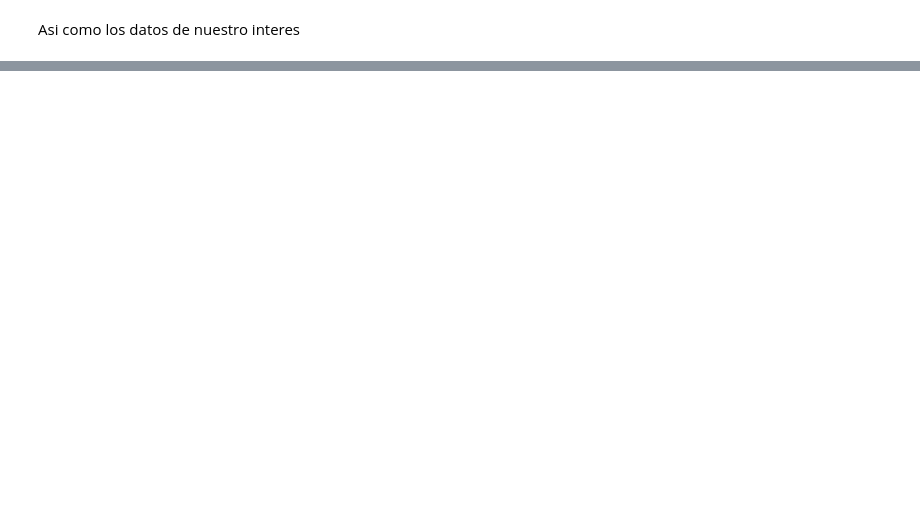
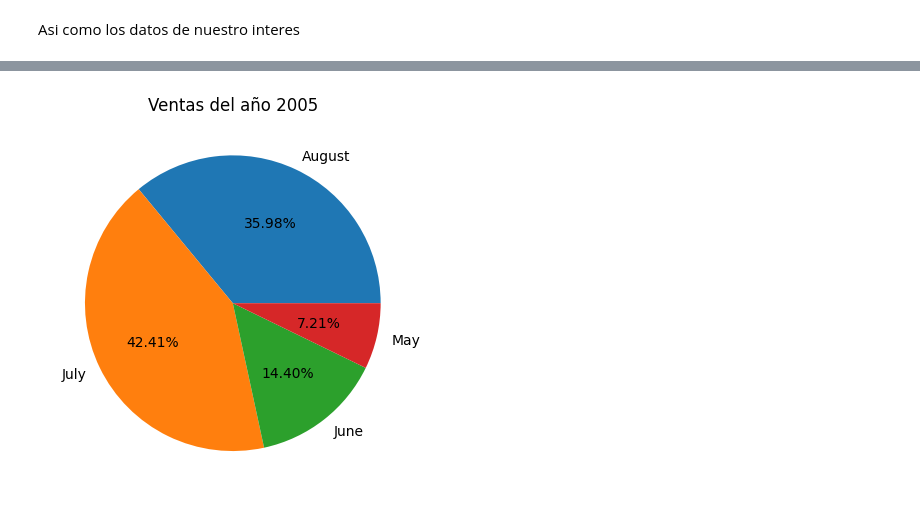
Before and after one commit to andycr00/sakila-ML, a Jupyter notebook: exploracion.ipynb, the cells around one changed output, grey strips where cells are left out. Cells and saved outputs as stored; diff of their text form; code cells hidden in the pictures; blank space fills up the shorter version.

```diff
--- a/exploracion.ipynb
+++ b/exploracion.ipynb
@@ -274,0 +247,7 @@ df
+# %%
+a = df.groupby(["month_name"])["amount"].sum()
+plt.pie(a, labels=a.index, autopct=make_autopct(a));
+plt.title('Ventas del año 2005')
+plt.show()
+# %% [output]
+[figure, added]
```
Also changed, not shown: parts of 10 cells of this notebook, 1 other file.
